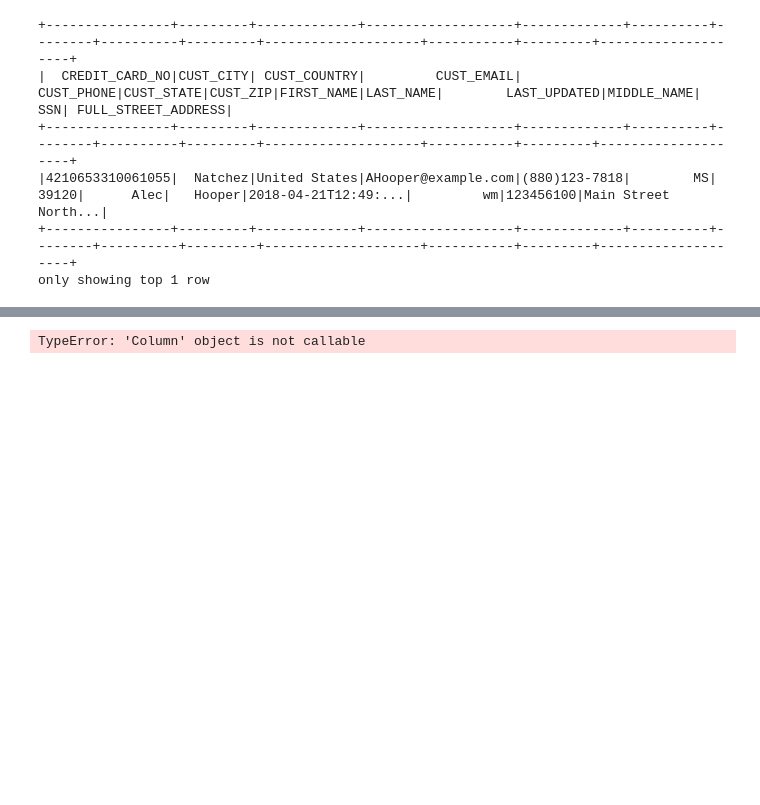
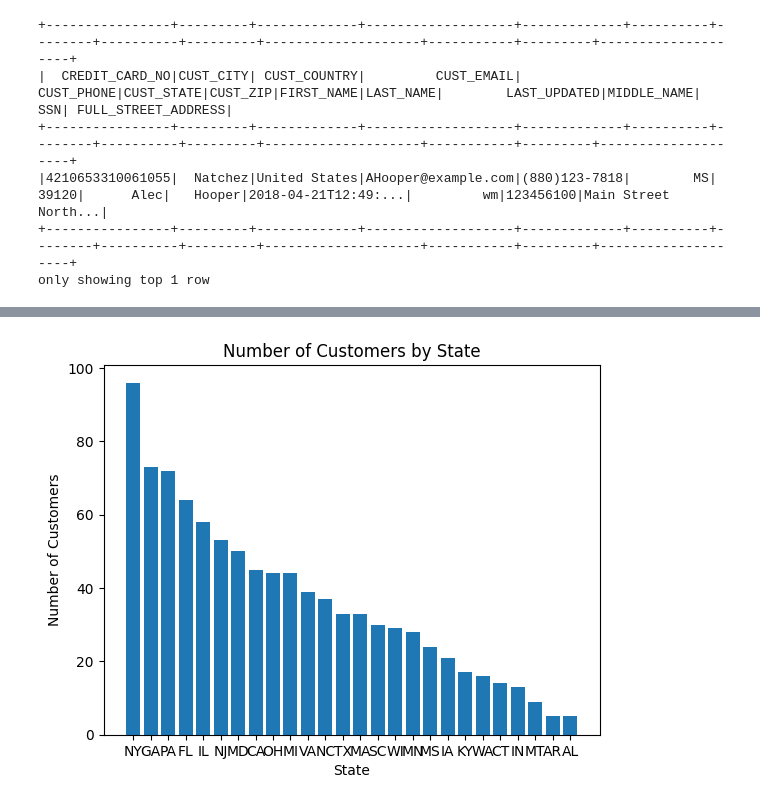
Before and after one commit to iMrsRoy/Banking-Data-Engineer-Capstone, a Jupyter notebook: cradit-card-viz.ipynb, the cells around one changed output, grey strips where cells are left out. Drawn from its saved outputs; the diff is of its cells as text; code cells hidden in the pictures; blank space fills up the shorter version.

```diff
--- a/cradit-card-viz.ipynb
+++ b/cradit-card-viz.ipynb
@@ -97,0 +93,3 @@ customer_pd = spark.read.format("json") \
+# %%
+customer_pd = custviz.toPandas()
+customer_pd.head(2)
@@ -98,12 +100,14 @@ customer_pd = spark.read.format("json") \
 # %%
 # 3.2 Count the number of customers in each state
-customer_pd = custviz["CUST_STATE"].value_counts()
+
+custviz = customer_pd["CUST_STATE"].value_counts()
 
 # Create a bar chart to visualize the result
-mpl.bar(customer_pd.index, customer_pd.values)
+mpl.bar(custviz.index, custviz.values)
 mpl.title("Number of Customers by State")
 mpl.xlabel("State")
 mpl.ylabel("Number of Customers")
+mpl.grid(True, linewidth= 2, linestyle=" ")
 mpl.show()
 # %% [output]
-TypeError: 'Column' object is not callable
+[figure, added]
```
Also changed, not shown: parts of 3 cells of this notebook.
